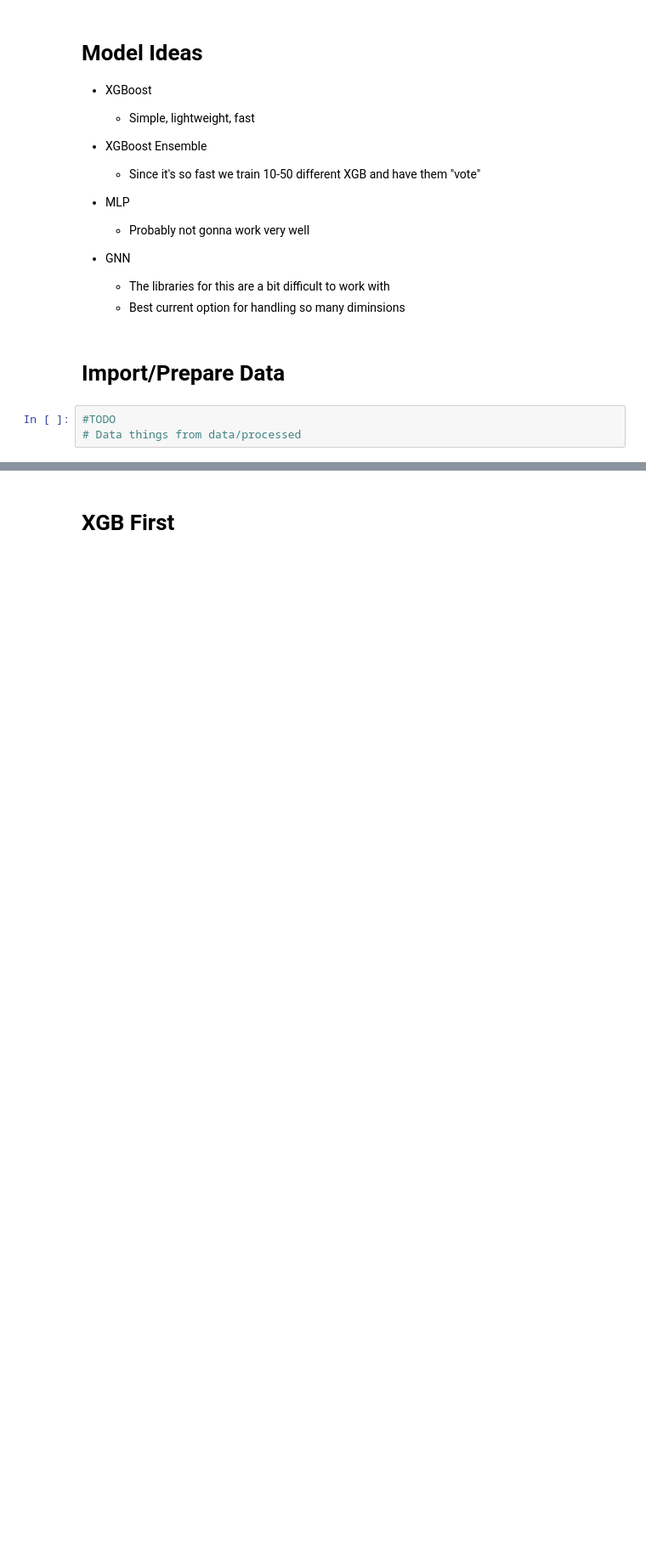
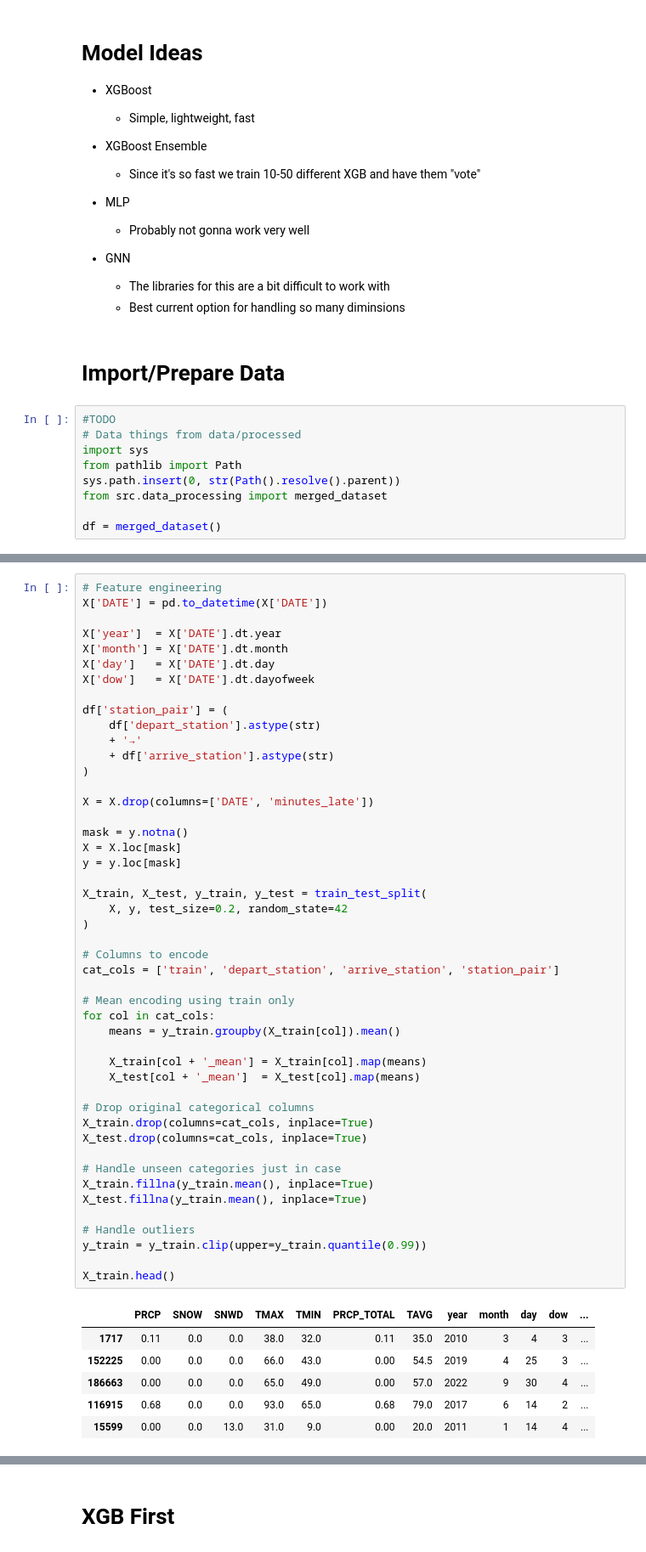
Before and after one commit to WSU-CS6580-Spring2026/Team-Hill-And-Friend, a Jupyter notebook: notebooks/Models.ipynb, the cells around one changed output, grey strips where cells are left out. Shown at 85% size. Cells and saved outputs as stored; diff of their text form; blank space fills up the shorter version.

```diff
--- a/notebooks/Models.ipynb
+++ b/notebooks/Models.ipynb
@@ -48,3 +46,9 @@ How to handle so many categories...
 # %%
 #TODO
 # Data things from data/processed
+import sys
+from pathlib import Path
+sys.path.insert(0, str(Path().resolve().parent))
+from src.data_processing import merged_dataset
+
+df = merged_dataset()
@@ -50,0 +76,54 @@ How to handle so many categories...
+# %%
+# Feature engineering
+X['DATE'] = pd.to_datetime(X['DATE'])
+
+X['year']  = X['DATE'].dt.year
+X['month'] = X['DATE'].dt.month
+X['day']   = X['DATE'].dt.day
+X['dow']   = X['DATE'].dt.dayofweek
+
+df['station_pair'] = (
+    df['depart_station'].astype(str)
+    + '→'
+    + df['arrive_station'].astype(str)
+)
+
+X = X.drop(columns=['DATE', 'minutes_late'])
+
+mask = y.notna()
+X = X.loc[mask]
+y = y.loc[mask]
+
+X_train, X_test, y_train, y_test = train_test_split(
+    X, y, test_size=0.2, random_state=42
+)
+
+# Columns to encode
+cat_cols = ['train', 'depart_station', 'arrive_station', 'station_pair']
+
+# Mean encoding using train only
+for col in cat_cols:
+    means = y_train.groupby(X_train[col]).mean()
+
+    X_train[col + '_mean'] = X_train[col].map(means)
+    X_test[col + '_mean']  = X_test[col].map(means)
+
+# Drop original categorical columns
+X_train.drop(columns=cat_cols, inplace=True)
+X_test.drop(columns=cat_cols, inplace=True)
+
+# Handle unseen categories just in case
+X_train.fillna(y_train.mean(), inplace=True)
+X_test.fillna(y_train.mean(), inplace=True)
+
+# Handle outliers
+y_train = y_train.clip(upper=y_train.quantile(0.99))
+
+X_train.head()
+# %% [output]
+|  | PRCP | SNOW | SNWD | TMAX | TMIN | PRCP_TOTAL | TAVG | year | month | day | dow | ... |
+| 1717 | 0.11 | 0.0 | 0.0 | 38.0 | 32.0 | 0.11 | 35.0 | 2010 | 3 | 4 | 3 | ... |
+| 152225 | 0.00 | 0.0 | 0.0 | 66.0 | 43.0 | 0.00 | 54.5 | 2019 | 4 | 25 | 3 | ... |
+| 186663 | 0.00 | 0.0 | 0.0 | 65.0 | 49.0 | 0.00 | 57.0 | 2022 | 9 | 30 | 4 | ... |
+| 116915 | 0.68 | 0.0 | 0.0 | 93.0 | 65.0 | 0.68 | 79.0 | 2017 | 6 | 14 | 2 | ... |
+| 15599 | 0.00 | 0.0 | 13.0 | 31.0 | 9.0 | 0.00 | 20.0 | 2011 | 1 | 14 | 4 | ... |
```
Also changed, not shown: parts of 8 cells of this notebook.
